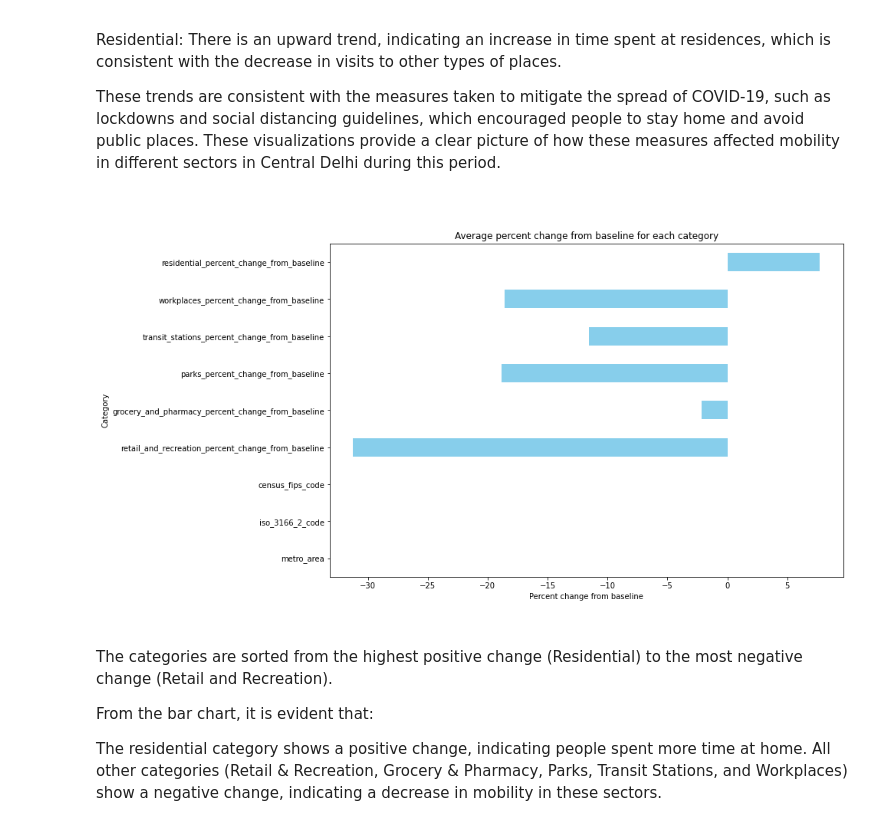
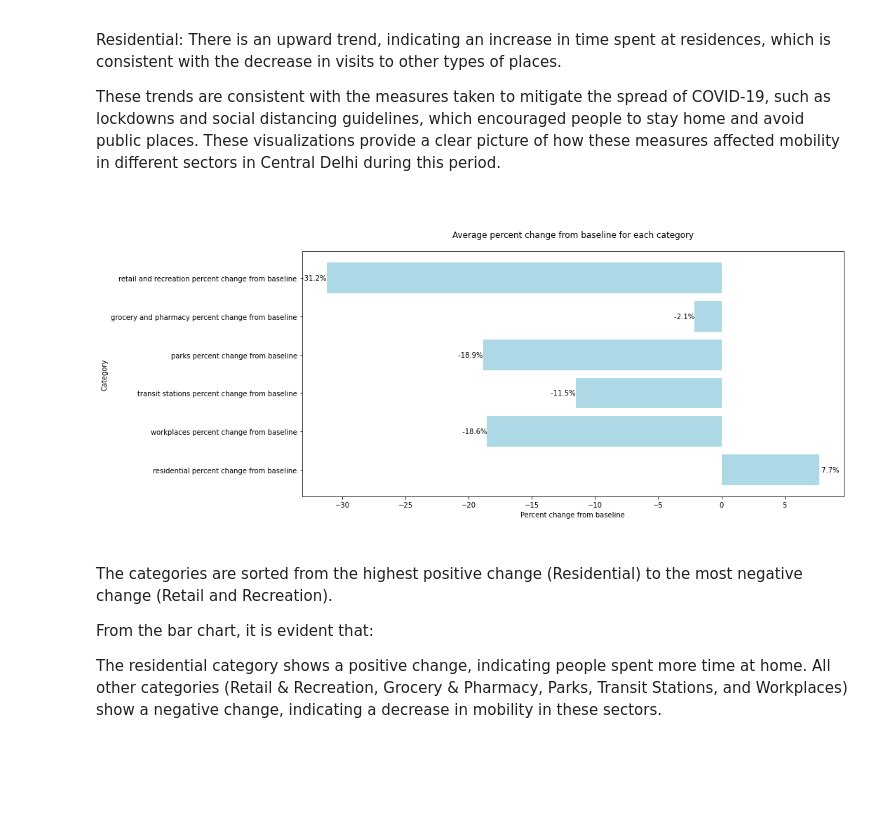
Before and after one commit to vatsalbharti/gt, a Jupyter notebook: Google-Mobility-Report.ipynb, the cells around one changed output. Cells and saved outputs as stored; diff of their text form; code cells hidden in the pictures; blank space fills up the shorter version.

```diff
--- a/Google-Mobility-Report.ipynb
+++ b/Google-Mobility-Report.ipynb
@@ -128,20 +130,54 @@ These trends are consistent with the measures taken to mitigate the spread of CO
 
 <br>
 # %%
-# Plotting
-import warnings
-warnings.filterwarnings("ignore")
-mean_changes = data.mean()
-plt.figure(figsize=(12, 8))
-mean_changes.plot(kind='barh', color='skyblue')
+# Calculate average for each category
+categories = [
+    'residential_percent_change_from_baseline',
+    'workplaces_percent_change_from_baseline',
+    'transit_stations_percent_change_from_baseline',
+    'parks_percent_change_from_baseline',
+    'grocery_and_pharmacy_percent_change_from_baseline',
+    'retail_and_recreation_percent_change_from_baseline'
+]
 
+# Calculate means, handling NaN values
+averages = data[categories].mean().round(2)
+
+# Print the averages
+# print("Average percent changes from baseline:")
+# for category, avg in averages.items():
+#     print(f"{category}: {avg}%")
+
+# Create the visualization
+plt.figure(figsize=(15, 6))
+
+# Create horizontal bar chart
+bars = plt.barh(categories, averages.values, color='lightblue')
+
+# Customize the chart
+plt.title('Average percent change from baseline for each category', pad=20)
 plt.xlabel('Percent change from baseline')
 plt.ylabel('Category')
-plt.title('Average percent change from baseline for each category')
 
+# Make labels more readable
+plt.yticks(range(len(categories)), [cat.replace('_', ' ') for cat in categories])
+
+# Add value labels on the bars
+for i, bar in enumerate(bars):
+    width = bar.get_width()
+    plt.text(width, i, f' {width:,.1f}%',
+             va='center', ha='left' if width >= 0 else 'right')
+
+# Adjust layout to prevent label cutoff
+plt.tight_layout()
+
+# Remove gridlines
+plt.grid(False)
+
+# Show the plot
 plt.show()
 # %% [output]
-[figure, old version]
+[figure, new version]
 # %% [markdown]
 <br>
 
```
Also changed, not shown: parts of 3 cells of this notebook, 23 other files.
